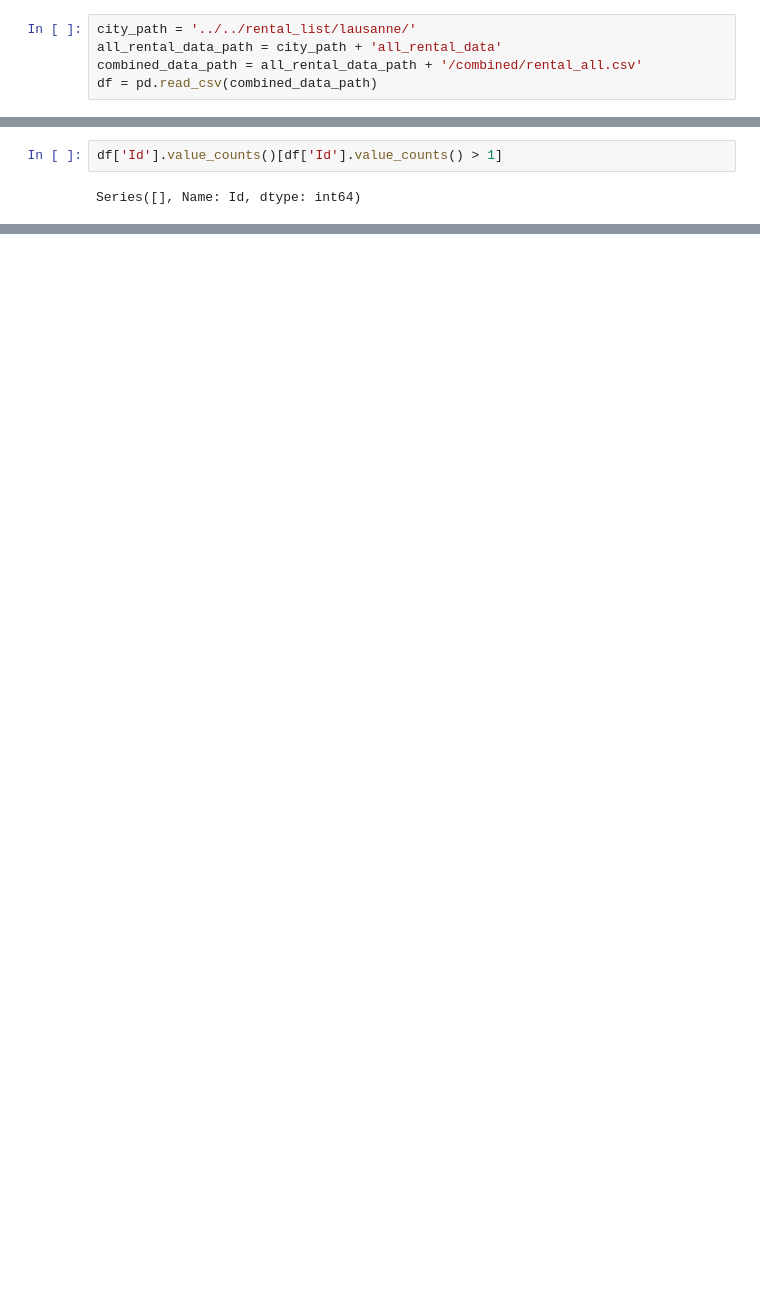
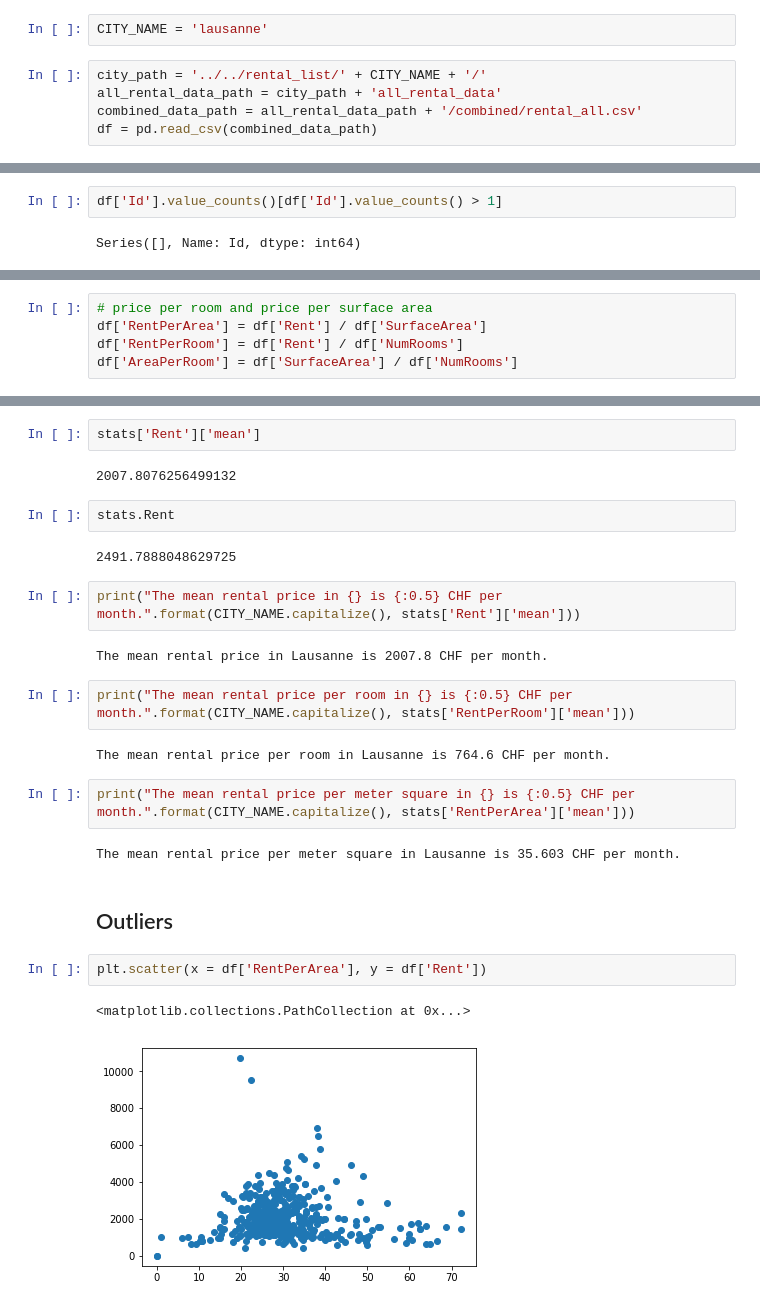
Before and after one commit to hamedrazavi/rental_analysis_switzerland_immoscout24, a Jupyter notebook: src/rental_analysis_lausanne.ipynb, the cells around one changed output, grey strips where cells are left out. Drawn from its saved outputs; the diff is of its cells as text; blank space fills up the shorter version.

Commit message:
added a few more analyses, e.g. rent vs zipcode in Lausanne

```diff
--- a/src/rental_analysis_lausanne.ipynb
+++ b/src/rental_analysis_lausanne.ipynb
@@ -5,8 +5,10 @@ Analysis of the rental data already downloded, parsed, and converted to csv.
 # %%
 import pandas as pd
 from matplotlib import pyplot as plt
+# %%
+CITY_NAME = 'lausanne'
 # %%
-city_path = '../../rental_list/lausanne/'
+city_path = '../../rental_list/' + CITY_NAME + '/'
 all_rental_data_path = city_path + 'all_rental_data'
 combined_data_path = all_rental_data_path + '/combined/rental_all.csv'
 df = pd.read_csv(combined_data_path)
@@ -25,0 +30,5 @@ Series([], Name: Id, dtype: int64)
+# %%
+# price per room and price per surface area
+df['RentPerArea'] = df['Rent'] / df['SurfaceArea']
+df['RentPerRoom'] = df['Rent'] / df['NumRooms']
+df['AreaPerRoom'] = df['SurfaceArea'] / df['NumRooms']
@@ -25,0 +50,27 @@ Series([], Name: Id, dtype: int64)
+# %%
+stats['Rent']['mean']
+# %% [output]
+2007.8076256499132
+# %%
+stats.Rent
+# %% [output]
+2491.7888048629725
+# %%
+print("The mean rental price in {} is {:0.5} CHF per month.".format(CITY_NAME.capitalize(), stats['Rent']['mean']))
+# %% [output]
+The mean rental price in Lausanne is 2007.8 CHF per month.
+# %%
+print("The mean rental price per room in {} is {:0.5} CHF per month.".format(CITY_NAME.capitalize(), stats['RentPerRoom']['mean']))
+# %% [output]
+The mean rental price per room in Lausanne is 764.6 CHF per month.
+# %%
+print("The mean rental price per meter square in {} is {:0.5} CHF per month.".format(CITY_NAME.capitalize(), stats['RentPerArea']['mean']))
+# %% [output]
+The mean rental price per meter square in Lausanne is 35.603 CHF per month.
+# %% [markdown]
+## Outliers
+# %%
+plt.scatter(x = df['RentPerArea'], y = df['Rent'])
+# %% [output]
+<matplotlib.collections.PathCollection at 0x...>
+[figure, added]
```
Also changed, not shown: parts of 18 cells of this notebook, 1 other file.
